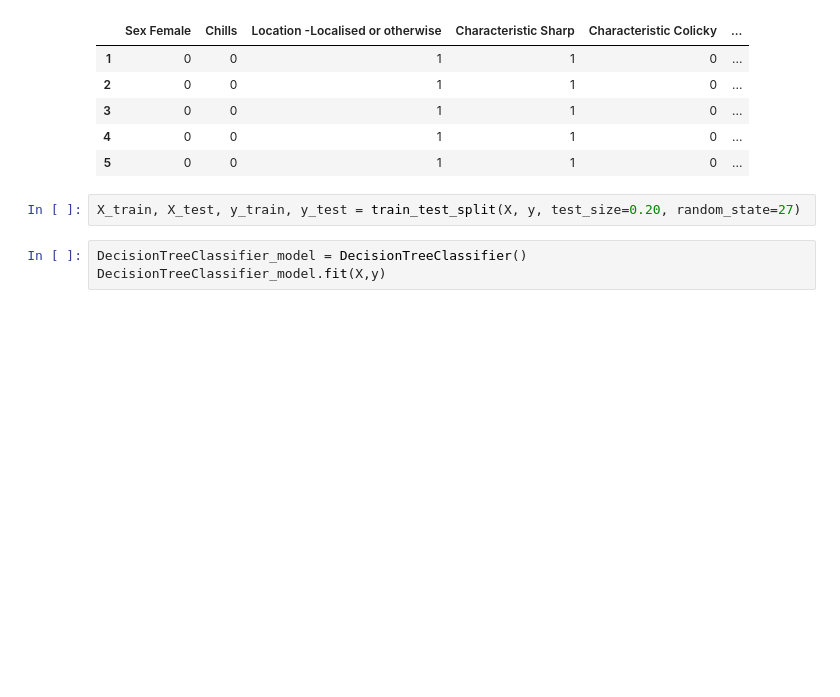
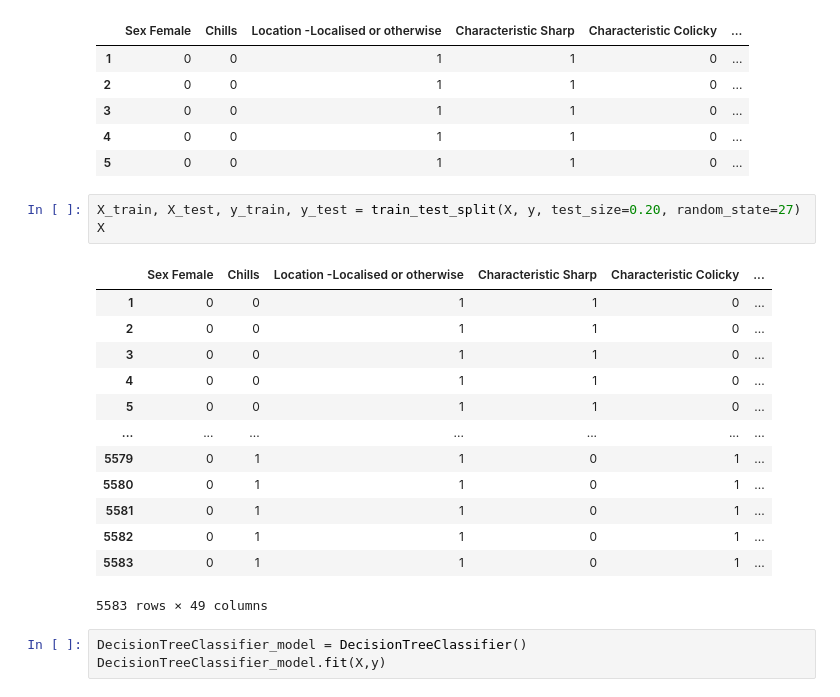
Before and after one commit to iamsharduld/disease-diagnosis, a Jupyter notebook: code-nb.ipynb, the cells around one changed output. Drawn from its saved outputs; the diff is of its cells as text; blank space fills up the shorter version.

```diff
--- a/code-nb.ipynb
+++ b/code-nb.ipynb
@@ -77,6 +62,21 @@ data.head(5)
 | 5 | 0 | 0 | 1 | 1 | 0 | ... |
 # %%
 X_train, X_test, y_train, y_test = train_test_split(X, y, test_size=0.20, random_state=27)
+X
+# %% [output]
+|  | Sex Female | Chills | Location -Localised or otherwise | Characteristic Sharp | Characteristic Colicky | ... |
+| 1 | 0 | 0 | 1 | 1 | 0 | ... |
+| 2 | 0 | 0 | 1 | 1 | 0 | ... |
+| 3 | 0 | 0 | 1 | 1 | 0 | ... |
+| 4 | 0 | 0 | 1 | 1 | 0 | ... |
+| 5 | 0 | 0 | 1 | 1 | 0 | ... |
+| ... | ... | ... | ... | ... | ... | ... |
+| 5579 | 0 | 1 | 1 | 0 | 1 | ... |
+| 5580 | 0 | 1 | 1 | 0 | 1 | ... |
+| 5581 | 0 | 1 | 1 | 0 | 1 | ... |
+| 5582 | 0 | 1 | 1 | 0 | 1 | ... |
+| 5583 | 0 | 1 | 1 | 0 | 1 | ... |
+5583 rows × 49 columns
 # %%
 DecisionTreeClassifier_model = DecisionTreeClassifier()
 DecisionTreeClassifier_model.fit(X,y)
```
Also changed, not shown: parts of 10 cells of this notebook, 2 other files.
